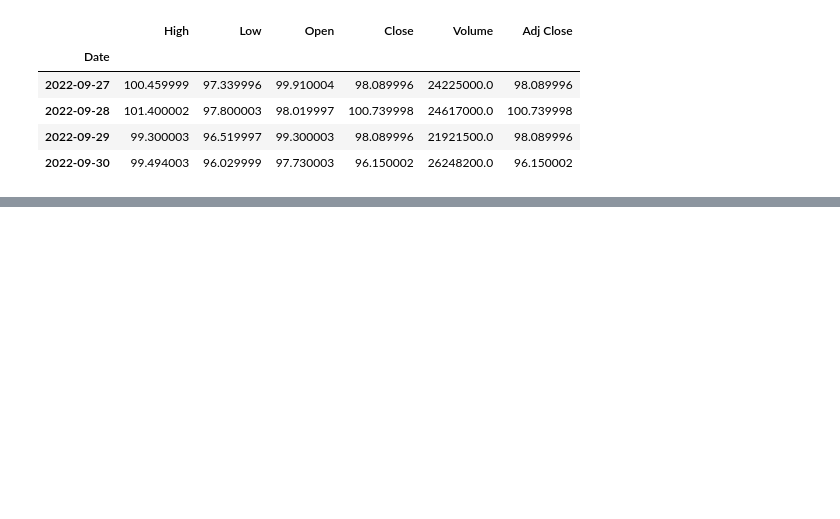
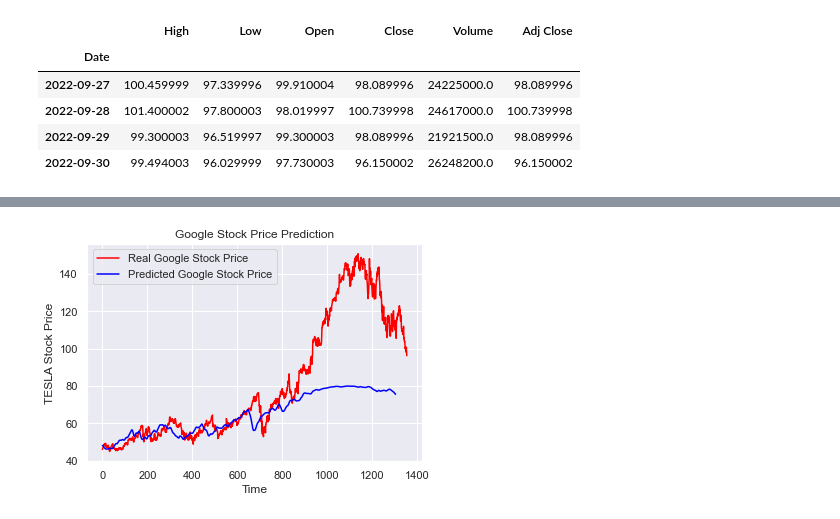
Before and after one commit to PWolf96/Stock-Predictor, a Jupyter notebook: Stock-Predictor-LSTM.ipynb, the cells around one changed output, grey strips where cells are left out. Saved outputs shown, nothing was run; the diff lists cells and outputs as text; code cells hidden in the pictures; blank space fills up the shorter version.

Commit message:
Configured the LSTM model

```diff
--- a/Stock-Predictor-LSTM.ipynb
+++ b/Stock-Predictor-LSTM.ipynb
@@ -110,7 +148,0 @@ y = df_GOOG['adj_close']
-# %%
-#Split into train and test
-X_train, X_test, y_train, y_test = train_test_split(X, test_size=.3, random_state=42)
-# %%
-normaliser = preprocessing.MinMaxScaler()
-train_normalised_data = normaliser.fit_transform(train_data)
-test_normalised_data = normaliser.transform(test_data)
@@ -141,0 +337,22 @@ X_train.shape
+# %%
+model = Sequential()
+#Adding the first LSTM layer and some Dropout regularisation
+model.add(LSTM(units = 50, return_sequences = True, input_shape = (X_train.shape[1], 1)))
+model.add(Dropout(0.2))
+# Adding a second LSTM layer and some Dropout regularisation
+model.add(LSTM(units = 50, return_sequences = True))
+model.add(Dropout(0.2))
+# Adding a third LSTM layer and some Dropout regularisation
+model.add(LSTM(units = 50, return_sequences = True))
+model.add(Dropout(0.2))
+# Adding a fourth LSTM layer and some Dropout regularisation
+model.add(LSTM(units = 50))
+model.add(Dropout(0.2))
+# Adding the output layer
+model.add(Dense(units = 1))
+
+# Compiling the RNN
+model.compile(optimizer = 'adam', loss = 'mean_squared_error')
+
+# Fitting the RNN to the Training set
+model.fit(X_train, y_train, epochs = 25, batch_size = 32)
@@ -141,0 +378,3 @@ X_train.shape
+# %%
+predicted_stock_price = model.predict(X_test)
+predicted_stock_price = normaliser.inverse_transform(predicted_stock_price)
@@ -141,0 +393,11 @@ X_train.shape
+# %%
+# Visualising the results
+plt.plot(df_GOOG[split_index:].loc[:, ['adj_close']].values, color = "red", label = "Real Google Stock Price")
+plt.plot(predicted_stock_price, color = "blue", label = "Predicted Google Stock Price")
+plt.title('Google Stock Price Prediction')
+plt.xlabel('Time')
+plt.ylabel('TESLA Stock Price')
+plt.legend()
+plt.show()
+# %% [output]
+[figure, added]
```
Also changed, not shown: parts of 34 cells of this notebook.
